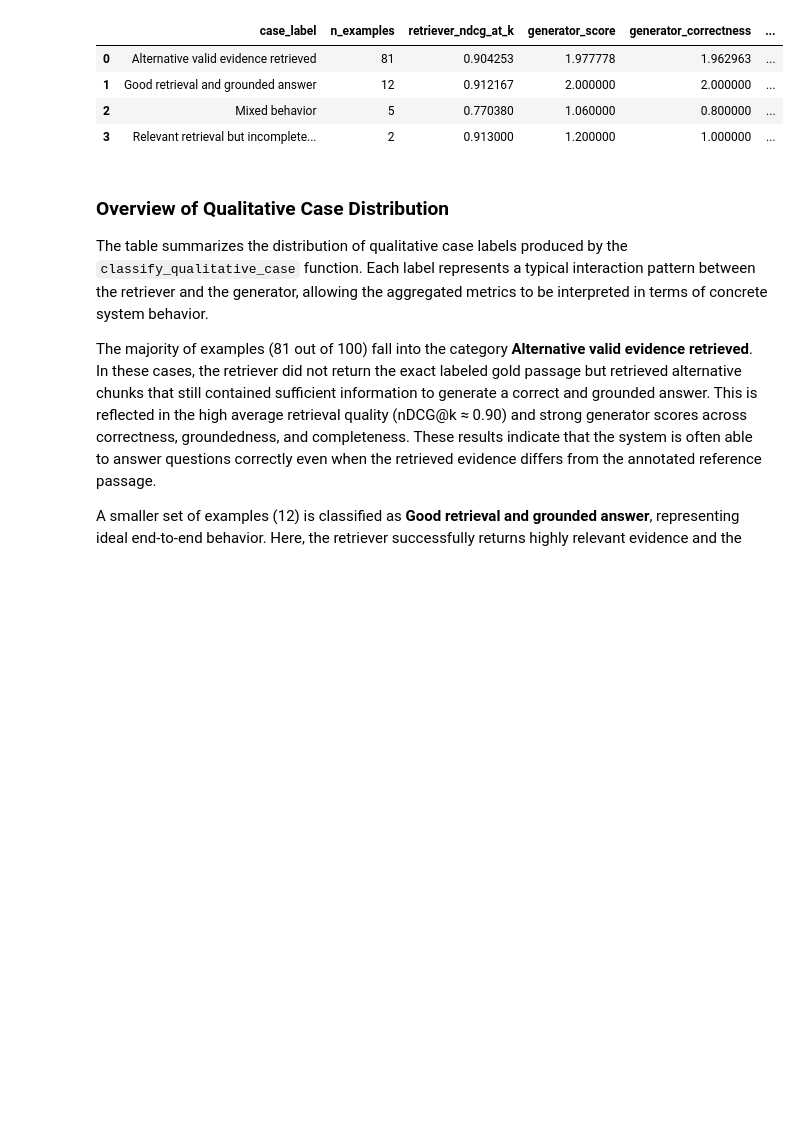
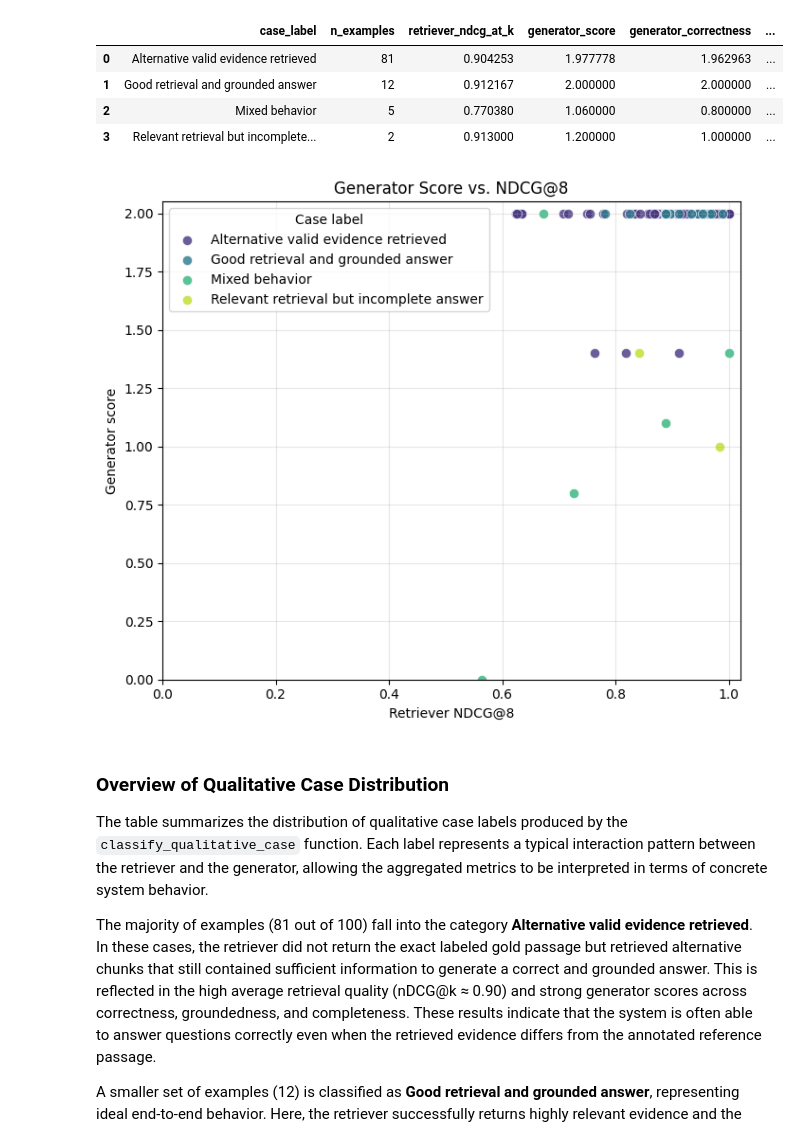
Before and after one commit to Steff72/npr_mc_1, a Jupyter notebook: npr_mc_1.ipynb, the cells around one changed output. Drawn from its saved outputs; the diff is of its cells as text; code cells hidden in the pictures; blank space fills up the shorter version.

Commit message:
add scatterplot

```diff
--- a/npr_mc_1.ipynb
+++ b/npr_mc_1.ipynb
@@ -2394,6 +2394,41 @@ Retriever judge error: Error code: 400 - {'error': {'message': "We could not par
 | 1 | Good retrieval and grounded answer | 12 | 0.912167 | 2.000000 | 2.000000 | ... |
 | 2 | Mixed behavior | 5 | 0.770380 | 1.060000 | 0.800000 | ... |
 | 3 | Relevant retrieval but incomplete... | 2 | 0.913000 | 1.200000 | 1.000000 | ... |
+# %%
+# Qualitative Score Scatter Plot
+plot_df = qualitative_records_df.copy()
+
+case_labels = plot_df["case_label"].dropna().unique().tolist()
+case_colors = plt.cm.viridis(np.linspace(0.15, 0.9, len(case_labels)))
+color_map = dict(zip(case_labels, case_colors))
+
+fig, ax = plt.subplots(figsize=(7, 6))
+
+for case_label in case_labels:
+    subset = plot_df[plot_df["case_label"] == case_label]
+    ax.scatter(
+        subset["retriever_ndcg_at_k"],
+        subset["generator_score"],
+        s=55,
+        alpha=0.8,
+        color=color_map[case_label],
+        label=case_label,
+        edgecolors="white",
+        linewidth=0.6,
+    )
+
+ax.set_title("Generator Score vs. NDCG@8")
+ax.set_xlabel("Retriever NDCG@8")
+ax.set_ylabel("Generator score")
+ax.set_xlim(0.0, 1.02)
+ax.set_ylim(0.0, 2.05)
+ax.grid(True, alpha=0.3)
+ax.legend(title="Case label", loc="upper left")
+
+plt.tight_layout()
+plt.show()
+# %% [output]
+[figure, added]
 # %% [markdown]
 ### Overview of Qualitative Case Distribution
 
```
Also changed, not shown: parts of 2 cells of this notebook, 1 other file.
